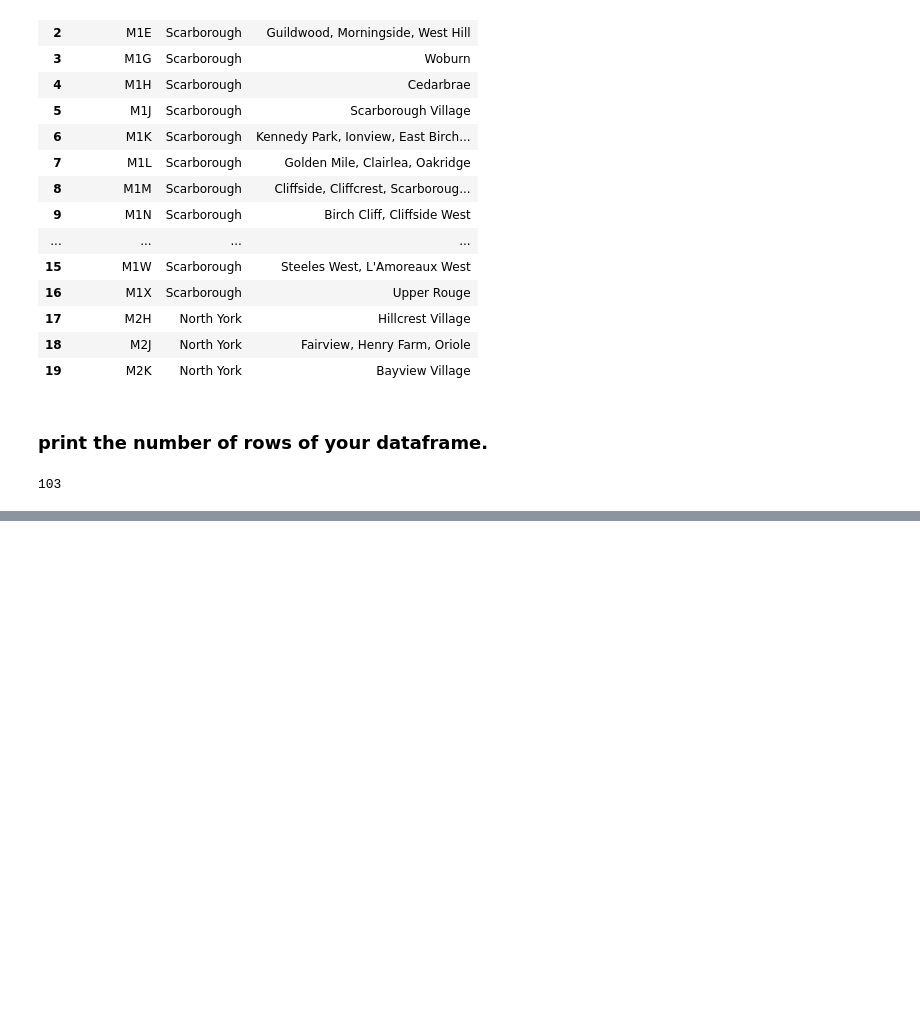
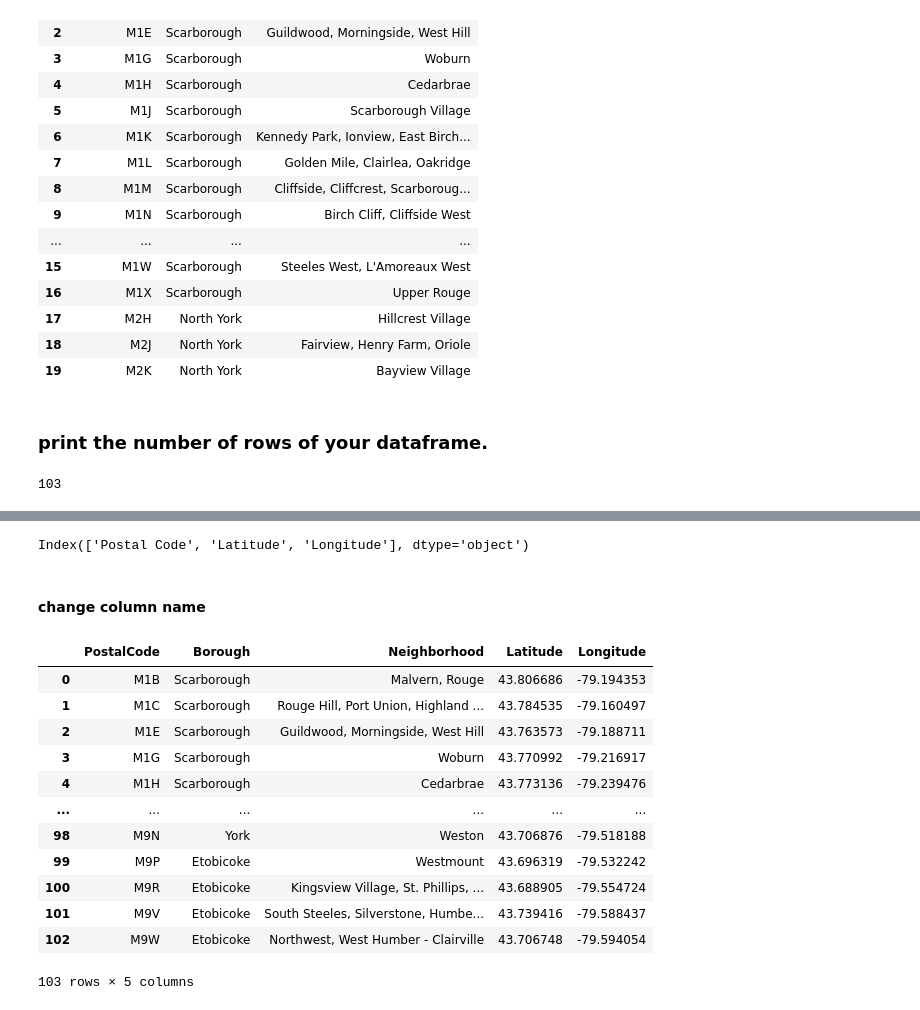
Before and after one commit to rshin0723/Coursera_Capstone-, a Jupyter notebook: Coursera_Capstone.ipynb, the cells around one changed output, grey strips where cells are left out. Saved outputs shown, nothing was run; the diff lists cells and outputs as text; code cells hidden in the pictures; blank space fills up the shorter version.

```diff
--- a/Coursera_Capstone.ipynb
+++ b/Coursera_Capstone.ipynb
@@ -118,0 +125,3 @@ print(dataset.shape[0])
+# %%
+geo_data = pd.read_csv('https://cocl.us/Geospatial_data')
+geo_data.head()
@@ -118,0 +135,27 @@ print(dataset.shape[0])
+# %%
+# check column name
+geo_data.columns
+# %% [output]
+Index(['Postal Code', 'Latitude', 'Longitude'], dtype='object')
+# %% [markdown]
+#### change column name
+# %%
+geo_data.rename(columns={'Postal Code':'PostalCode'},inplace=True)
+
+geo_merged = pd.merge(dataset,geo_data, on='PostalCode')
+# %%
+geo_merged
+# %% [output]
+|  | PostalCode | Borough | Neighborhood | Latitude | Longitude |
+| 0 | M1B | Scarborough | Malvern, Rouge | 43.806686 | -79.194353 |
+| 1 | M1C | Scarborough | Rouge Hill, Port Union, Highland ... | 43.784535 | -79.160497 |
+| 2 | M1E | Scarborough | Guildwood, Morningside, West Hill | 43.763573 | -79.188711 |
+| 3 | M1G | Scarborough | Woburn | 43.770992 | -79.216917 |
+| 4 | M1H | Scarborough | Cedarbrae | 43.773136 | -79.239476 |
+| ... | ... | ... | ... | ... | ... |
+| 98 | M9N | York | Weston | 43.706876 | -79.518188 |
+| 99 | M9P | Etobicoke | Westmount | 43.696319 | -79.532242 |
+| 100 | M9R | Etobicoke | Kingsview Village, St. Phillips, ... | 43.688905 | -79.554724 |
+| 101 | M9V | Etobicoke | South Steeles, Silverstone, Humbe... | 43.739416 | -79.588437 |
+| 102 | M9W | Etobicoke | Northwest, West Humber - Clairville | 43.706748 | -79.594054 |
+103 rows × 5 columns
```
Also changed, not shown: parts of 4 cells of this notebook.
